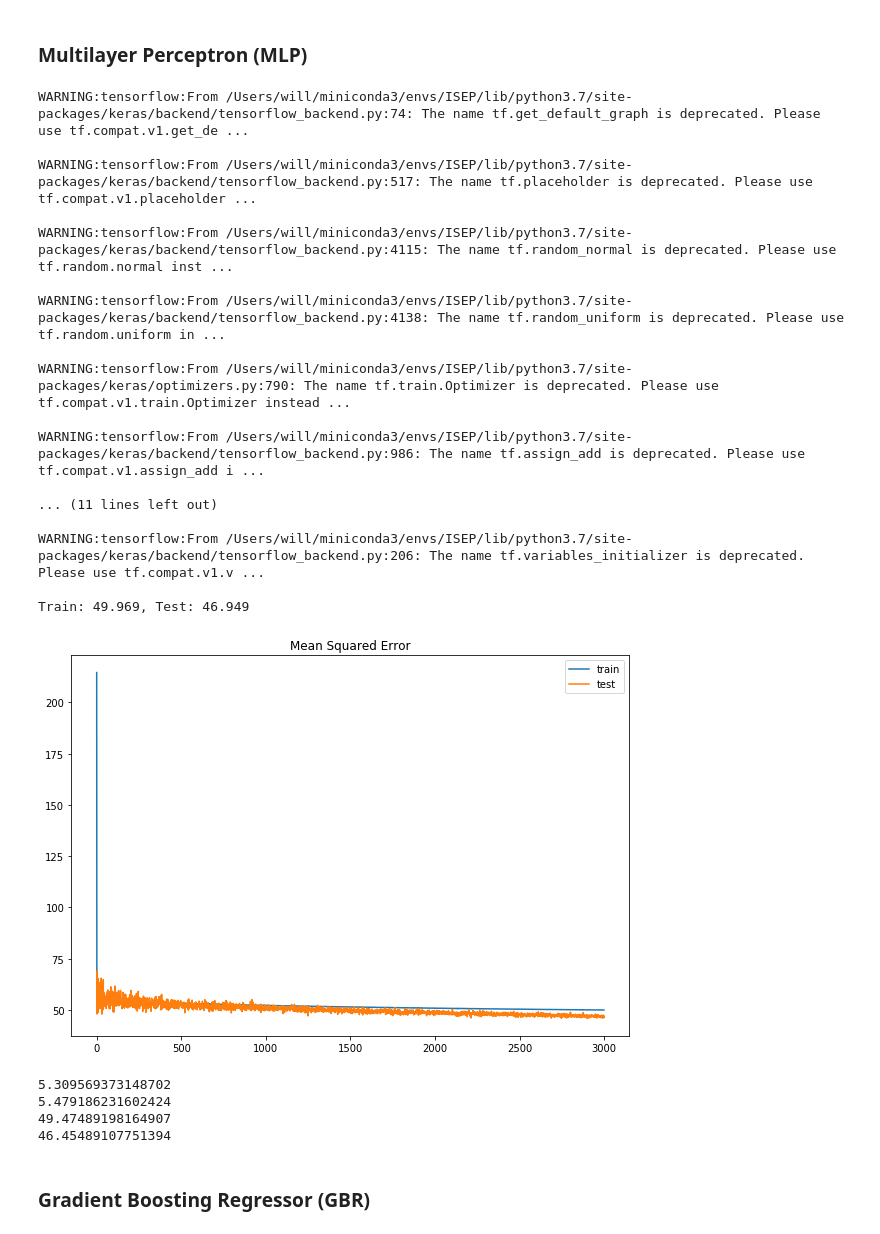
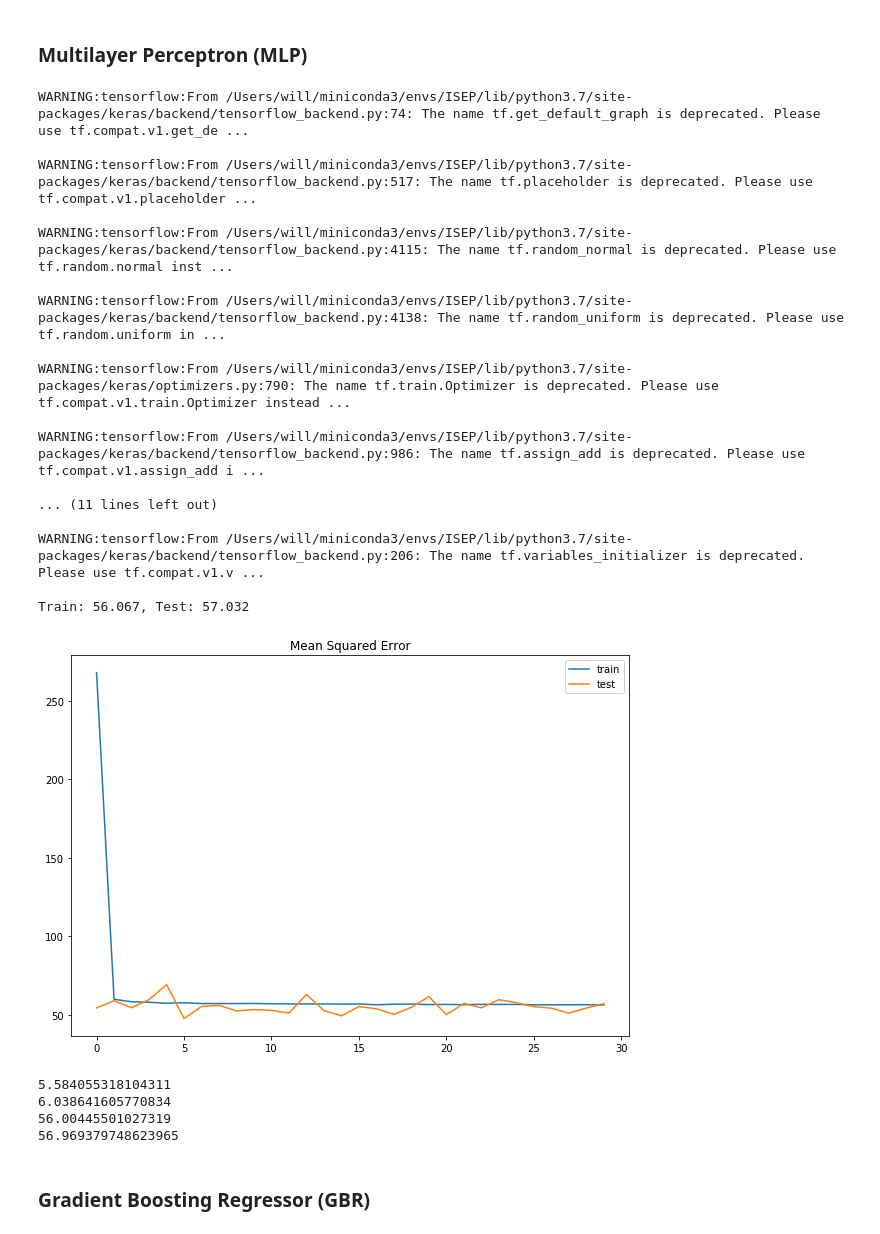
Before and after one commit to wbuchan/IDEAC, a Jupyter notebook: Multilayered_Ensemble_Learning_IDEAC.ipynb, the cells around one changed output. Cells and saved outputs as stored; diff of their text form; code cells hidden in the pictures.

```diff
--- a/Multilayered_Ensemble_Learning_IDEAC.ipynb
+++ b/Multilayered_Ensemble_Learning_IDEAC.ipynb
@@ -407,41 +424,41 @@ model.add(Dense(1, activation='linear'))
 model.compile(loss='mean_squared_error', optimizer='Adagrad')
 
 # fit model
-history = model.fit(X_train, y_train, validation_data=(X_test, y_test), epochs=3000, batch_size=7, verbose=0)
+history = model.fit(X_train, y_train, validation_data=(X_test, y_test), epochs=30, batch_size=7, verbose=0)
 
 # evaluate the model
 train_mse = model.evaluate(X_train, y_train, verbose=0)
 test_mse = model.evaluate(X_test, y_test, verbose=0)
 print('Train: %.3f, Test: %.3f' % (train_mse, test_mse))
 
 # plot loss during training
 plt.figure(figsize=(10,7))
 pyplot.title('Mean Squared Error')
 pyplot.plot(history.history['loss'], label='train')
 pyplot.plot(history.history['val_loss'], label='test')
 pyplot.legend()
 pyplot.show()
 
 print()
 # %% [output]
 WARNING:tensorflow:From /Users/will/miniconda3/envs/ISEP/lib/python3.7/site-packages/keras/backend/tensorflow_backend.py:74: The name tf.get_default_graph is deprecated. Please use tf.compat.v1.get_de ...
 
 WARNING:tensorflow:From /Users/will/miniconda3/envs/ISEP/lib/python3.7/site-packages/keras/backend/tensorflow_backend.py:517: The name tf.placeholder is deprecated. Please use tf.compat.v1.placeholder ...
 
 WARNING:tensorflow:From /Users/will/miniconda3/envs/ISEP/lib/python3.7/site-packages/keras/backend/tensorflow_backend.py:4115: The name tf.random_normal is deprecated. Please use tf.random.normal inst ...
 
 WARNING:tensorflow:From /Users/will/miniconda3/envs/ISEP/lib/python3.7/site-packages/keras/backend/tensorflow_backend.py:4138: The name tf.random_uniform is deprecated. Please use tf.random.uniform in ...
 
 WARNING:tensorflow:From /Users/will/miniconda3/envs/ISEP/lib/python3.7/site-packages/keras/optimizers.py:790: The name tf.train.Optimizer is deprecated. Please use tf.compat.v1.train.Optimizer instead ...
 
 WARNING:tensorflow:From /Users/will/miniconda3/envs/ISEP/lib/python3.7/site-packages/keras/backend/tensorflow_backend.py:986: The name tf.assign_add is deprecated. Please use tf.compat.v1.assign_add i ...
 
 ... (11 lines left out)
 
 WARNING:tensorflow:From /Users/will/miniconda3/envs/ISEP/lib/python3.7/site-packages/keras/backend/tensorflow_backend.py:206: The name tf.variables_initializer is deprecated. Please use tf.compat.v1.v ...
 
-Train: 49.969, Test: 46.949
+Train: 56.067, Test: 57.032
-[figure, old version]
+[figure, new version]
 # %%
 # Print and save predicted values
 preds_train = model.predict(X_train)
@@ -463,10 +480,10 @@ print(MSE_train)
 MSE_test = mean_squared_error(y_test, predict_test_MLP)
 print(MSE_test)
 # %% [output]
-5.309569373148702
-5.479186231602424
-49.47489198164907
-46.45489107751394
+5.584055318104311
+6.038641605770834
+56.00445501027319
+56.969379748623965
 # %% [markdown]
 ### Gradient Boosting Regressor (GBR)
 # %%
```
Also changed, not shown: parts of 28 cells of this notebook, 3 other files.
